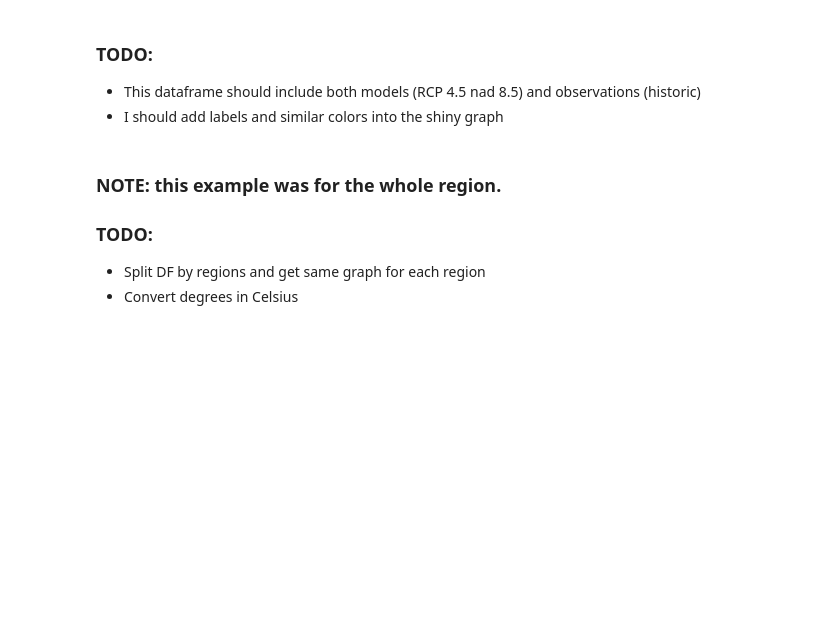
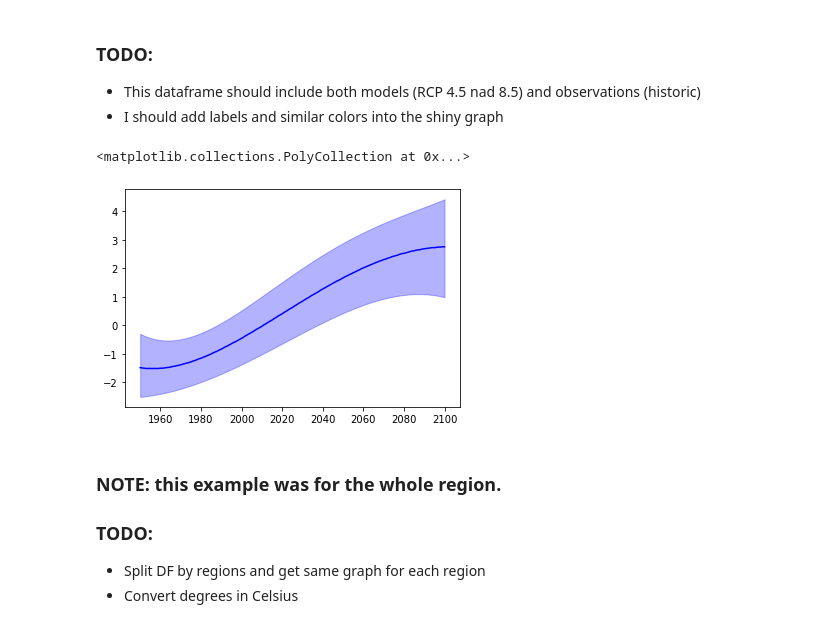
Before and after one commit to Ouranosinc/PortraitsClimMFFP, a Jupyter notebook: Data Processing Jupyter Notebooks/DF for Figure in R Temperature annual all regions.ipynb, the cells around one changed output. Drawn from its saved outputs; the diff is of its cells as text; code cells hidden in the pictures; blank space fills up the shorter version.

```diff
--- a/Data Processing Jupyter Notebooks/DF for Figure in R Temperature annual all regions.ipynb
+++ b/Data Processing Jupyter Notebooks/DF for Figure in R Temperature annual all regions.ipynb
@@ -182,4 +203,5 @@ years = dfmean452.reset_index().time.dt.year
 #years
 #years.values
 df452 = dfmean452.reset_index()
+dfmean452 =0
 df452
@@ -209,6 +259,9 @@ df.to_csv("p4tgmean.csv")
 # %%
-plt.plot(years, rp5, markersize='10', color='red')
-plt.fill_between(years, polysmooth(years, dfmean2.tg_mean_p10- 273.15,4), polysmooth(years, dfmean2.tg_mean_p90- 273.15,4), alpha=0.3, color='red')
+plt.plot(years, df45["tg_mean_p50"], markersize='10', color='blue')
+plt.fill_between(years, polysmooth(years, df45.tg_mean_p10,4), polysmooth(years, df45.tg_mean_p90,4), alpha=0.3, color='blue')
+# %% [output]
+<matplotlib.collections.PolyCollection at 0x...>
+[figure, added]
 # %%
 dfmean2.to_csv("timeseries.csv")
 # %% [markdown]
```
Also changed, not shown: parts of 11 cells of this notebook, 1 other file.
